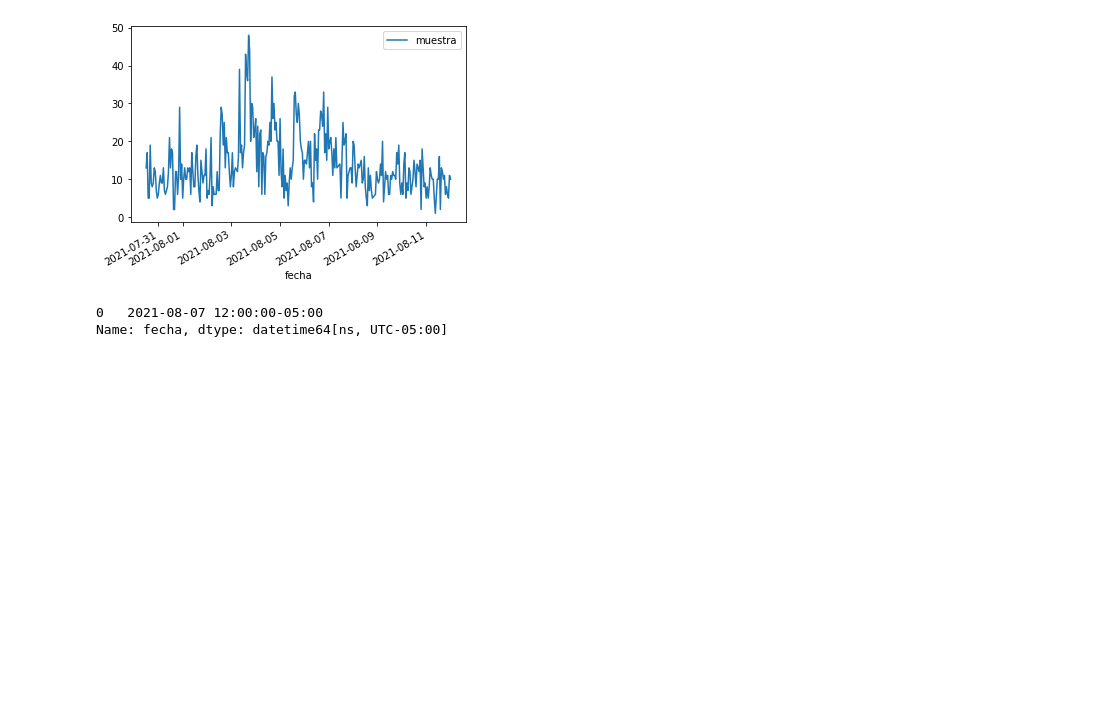
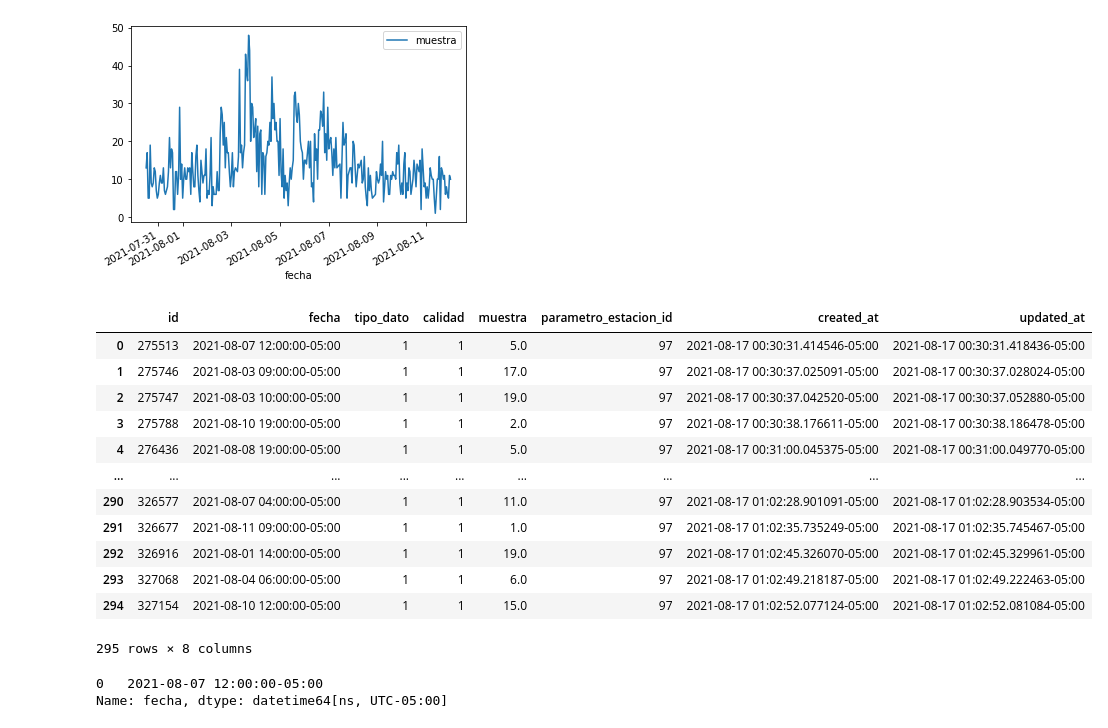
Before and after one commit to ospinals/piragua_backend_estaciones, a Jupyter notebook: Graficas/Untitled.ipynb, the cells around one changed output. Saved outputs shown, nothing was run; the diff lists cells and outputs as text; code cells hidden in the pictures; blank space fills up the shorter version.

```diff
--- a/Graficas/Untitled.ipynb
+++ b/Graficas/Untitled.ipynb
@@ -94,3 +94,19 @@ df.loc[:, ["fecha", "muestra"]].sort_values("fecha").set_index("fecha").to_json(
+# %%
+df
+# %% [output]
+|  | id | fecha | tipo_dato | calidad | muestra | parametro_estacion_id | created_at | updated_at |
+| 0 | 275513 | 2021-08-07 12:00:00-05:00 | 1 | 1 | 5.0 | 97 | 2021-08-17 00:30:31.414546-05:00 | 2021-08-17 00:30:31.418436-05:00 |
+| 1 | 275746 | 2021-08-03 09:00:00-05:00 | 1 | 1 | 17.0 | 97 | 2021-08-17 00:30:37.025091-05:00 | 2021-08-17 00:30:37.028024-05:00 |
+| 2 | 275747 | 2021-08-03 10:00:00-05:00 | 1 | 1 | 19.0 | 97 | 2021-08-17 00:30:37.042520-05:00 | 2021-08-17 00:30:37.052880-05:00 |
+| 3 | 275788 | 2021-08-10 19:00:00-05:00 | 1 | 1 | 2.0 | 97 | 2021-08-17 00:30:38.176611-05:00 | 2021-08-17 00:30:38.186478-05:00 |
+| 4 | 276436 | 2021-08-08 19:00:00-05:00 | 1 | 1 | 5.0 | 97 | 2021-08-17 00:31:00.045375-05:00 | 2021-08-17 00:31:00.049770-05:00 |
+| ... | ... | ... | ... | ... | ... | ... | ... | ... |
+| 290 | 326577 | 2021-08-07 04:00:00-05:00 | 1 | 1 | 11.0 | 97 | 2021-08-17 01:02:28.901091-05:00 | 2021-08-17 01:02:28.903534-05:00 |
+| 291 | 326677 | 2021-08-11 09:00:00-05:00 | 1 | 1 | 1.0 | 97 | 2021-08-17 01:02:35.735249-05:00 | 2021-08-17 01:02:35.745467-05:00 |
+| 292 | 326916 | 2021-08-01 14:00:00-05:00 | 1 | 1 | 19.0 | 97 | 2021-08-17 01:02:45.326070-05:00 | 2021-08-17 01:02:45.329961-05:00 |
+| 293 | 327068 | 2021-08-04 06:00:00-05:00 | 1 | 1 | 6.0 | 97 | 2021-08-17 01:02:49.218187-05:00 | 2021-08-17 01:02:49.222463-05:00 |
+| 294 | 327154 | 2021-08-10 12:00:00-05:00 | 1 | 1 | 15.0 | 97 | 2021-08-17 01:02:52.077124-05:00 | 2021-08-17 01:02:52.081084-05:00 |
+295 rows × 8 columns
 # %%
 df.loc[0:df.fecha.size//5:df.fecha.size, 'fecha']
 # %% [output]
```
Also changed, not shown: parts of 1 cell of this notebook, 4 other files.
